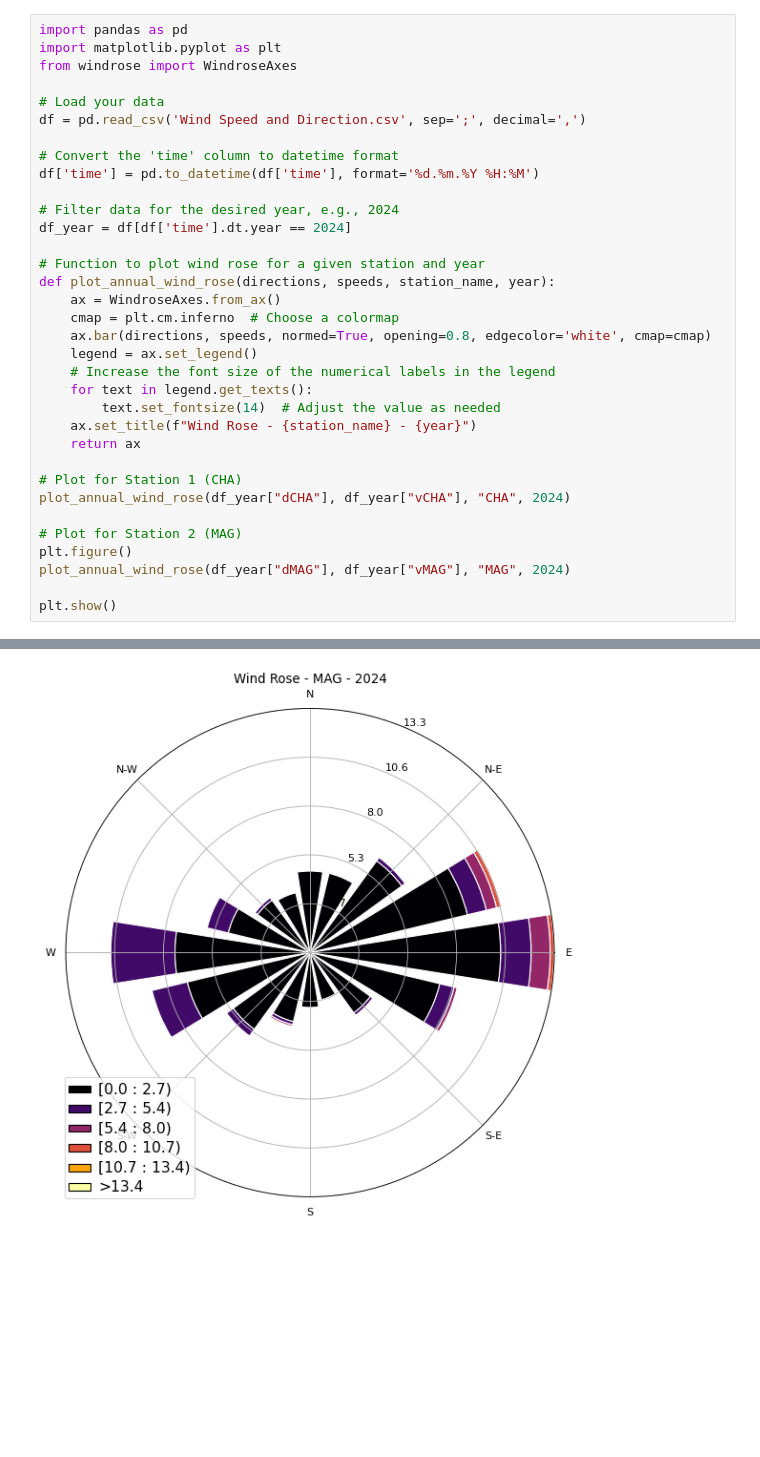
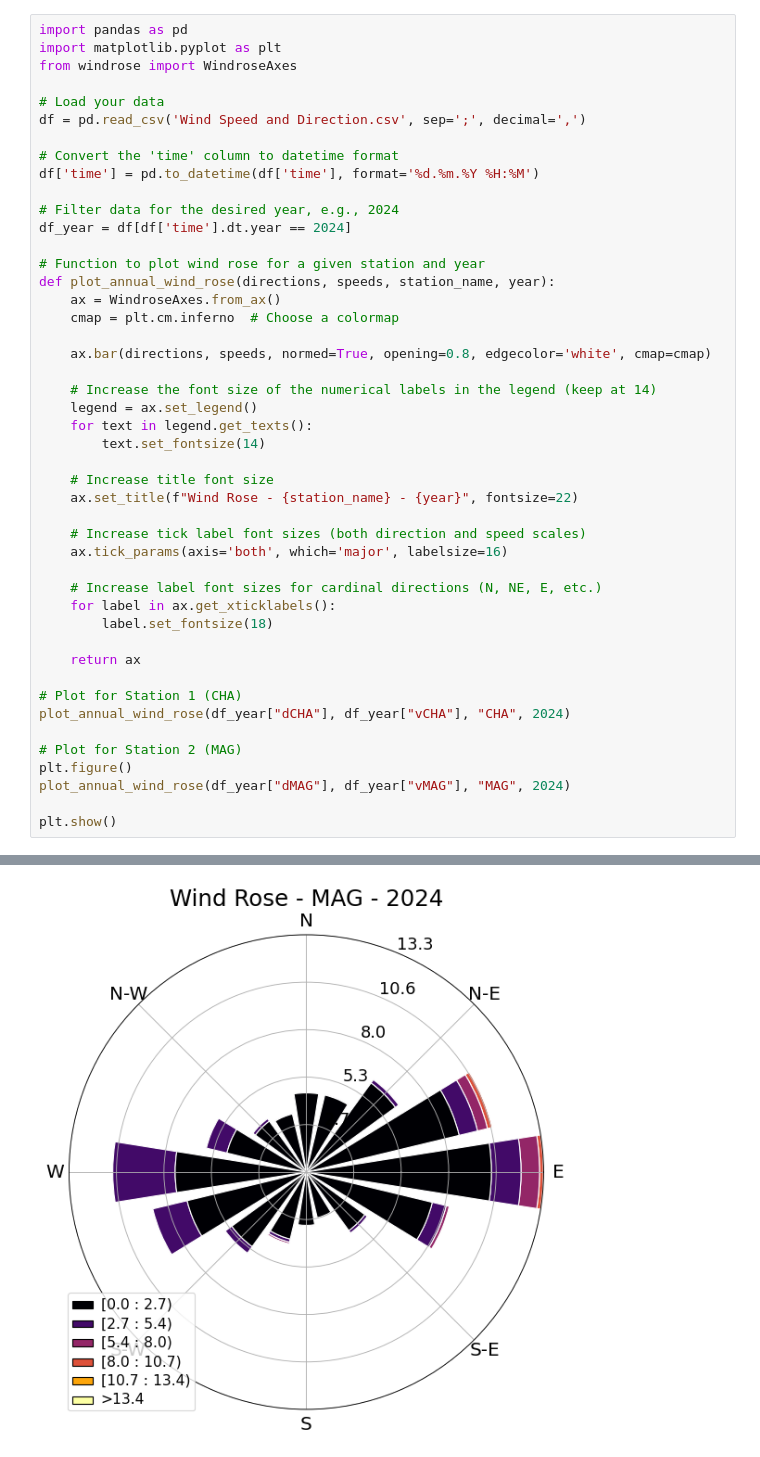
Before and after one commit to alexhvrl/PROJET-AIR-POLLUTION, a Jupyter notebook: QU4/Question4.ipynb, the cells around one changed output, grey strips where cells are left out. Saved outputs shown, nothing was run; the diff lists cells and outputs as text; blank space fills up the shorter version.

```diff
--- a/QU4/Question4.ipynb
+++ b/QU4/Question4.ipynb
@@ -16,12 +16,24 @@ df_year = df[df['time'].dt.year == 2024]
 def plot_annual_wind_rose(directions, speeds, station_name, year):
     ax = WindroseAxes.from_ax()
     cmap = plt.cm.inferno  # Choose a colormap
+
     ax.bar(directions, speeds, normed=True, opening=0.8, edgecolor='white', cmap=cmap)
+
+    # Increase the font size of the numerical labels in the legend (keep at 14)
     legend = ax.set_legend()
-    # Increase the font size of the numerical labels in the legend
     for text in legend.get_texts():
-        text.set_fontsize(14)  # Adjust the value as needed
-    ax.set_title(f"Wind Rose - {station_name} - {year}")
+        text.set_fontsize(14)
+
+    # Increase title font size
+    ax.set_title(f"Wind Rose - {station_name} - {year}", fontsize=22)
+
+    # Increase tick label font sizes (both direction and speed scales)
+    ax.tick_params(axis='both', which='major', labelsize=16)
+
+    # Increase label font sizes for cardinal directions (N, NE, E, etc.)
+    for label in ax.get_xticklabels():
+        label.set_fontsize(18)
+
     return ax
 
 # Plot for Station 1 (CHA)
@@ -37,5 +49,5 @@ plt.show()
 <Figure size 640x480 with 0 Axes>
-[figure, old version]
+[figure, new version]
 # %%
 import pandas as pd
 import matplotlib.pyplot as plt
```
Also changed, not shown: parts of 2 cells of this notebook, 3 other files.
